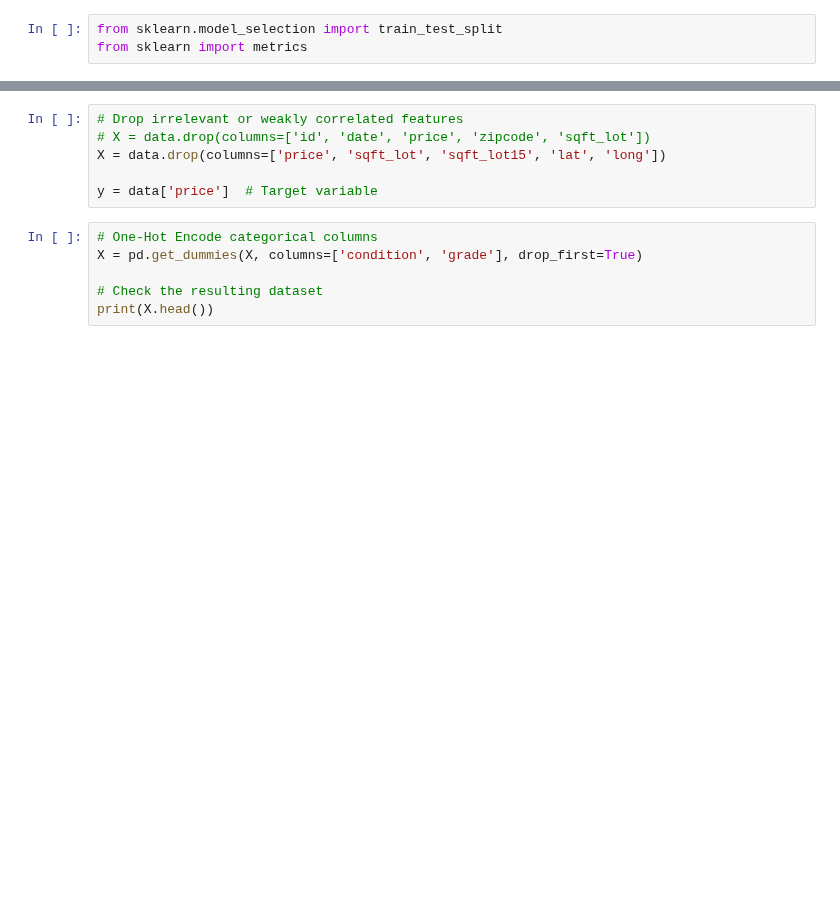
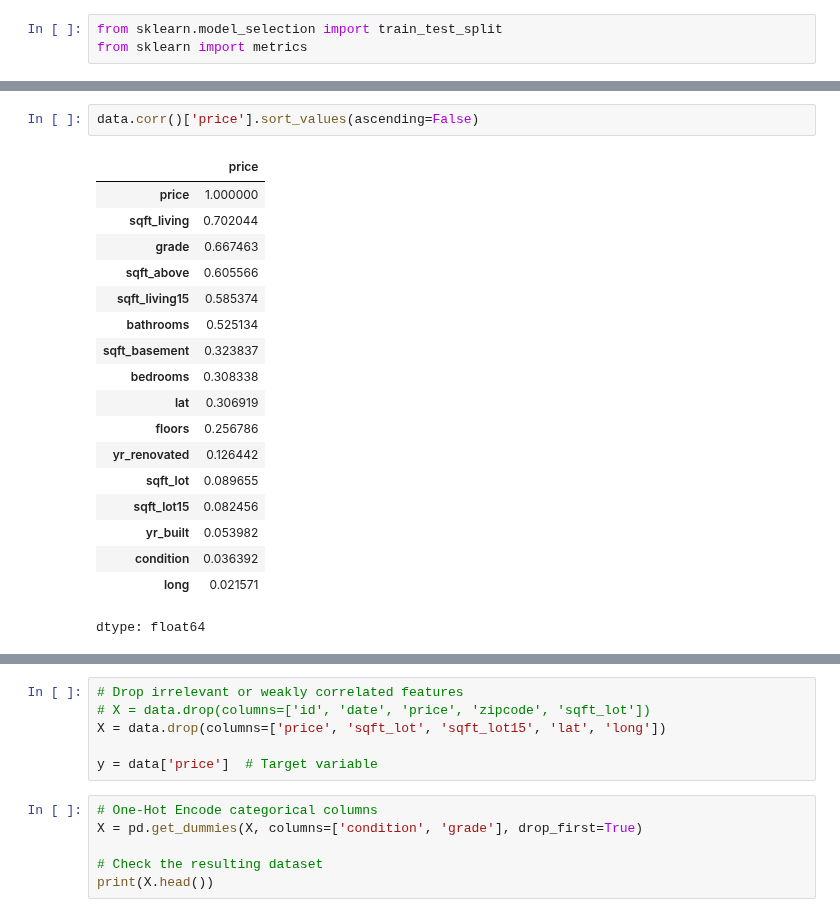
Before and after one commit to sbogde/scikit-regressions-and-confessions, a Jupyter notebook: week3_06_svr_kc_houses.ipynb, the cells around one changed output, grey strips where cells are left out. Saved outputs shown, nothing was run; the diff lists cells and outputs as text; blank space fills up the shorter version.

```diff
--- a/week3_06_svr_kc_houses.ipynb
+++ b/week3_06_svr_kc_houses.ipynb
@@ -47,3 +68,24 @@ plt.title("Feature Correlation Heatmap")
 plt.show()
 # %% [output]
 [figure]
+# %%
+data.corr()['price'].sort_values(ascending=False)
+# %% [output]
+|  | price |
+| price | 1.000000 |
+| sqft_living | 0.702044 |
+| grade | 0.667463 |
+| sqft_above | 0.605566 |
+| sqft_living15 | 0.585374 |
+| bathrooms | 0.525134 |
+| sqft_basement | 0.323837 |
+| bedrooms | 0.308338 |
+| lat | 0.306919 |
+| floors | 0.256786 |
+| yr_renovated | 0.126442 |
+| sqft_lot | 0.089655 |
+| sqft_lot15 | 0.082456 |
+| yr_built | 0.053982 |
+| condition | 0.036392 |
+| long | 0.021571 |
+dtype: float64
```
Also changed, not shown: parts of 17 cells of this notebook.
